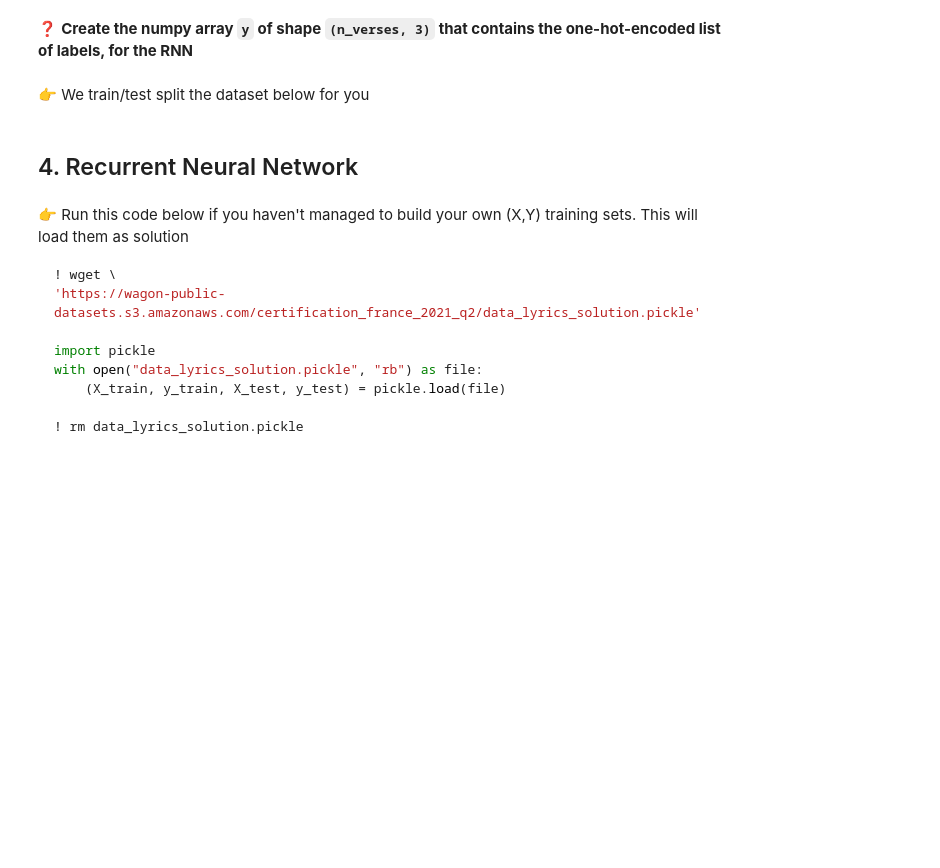
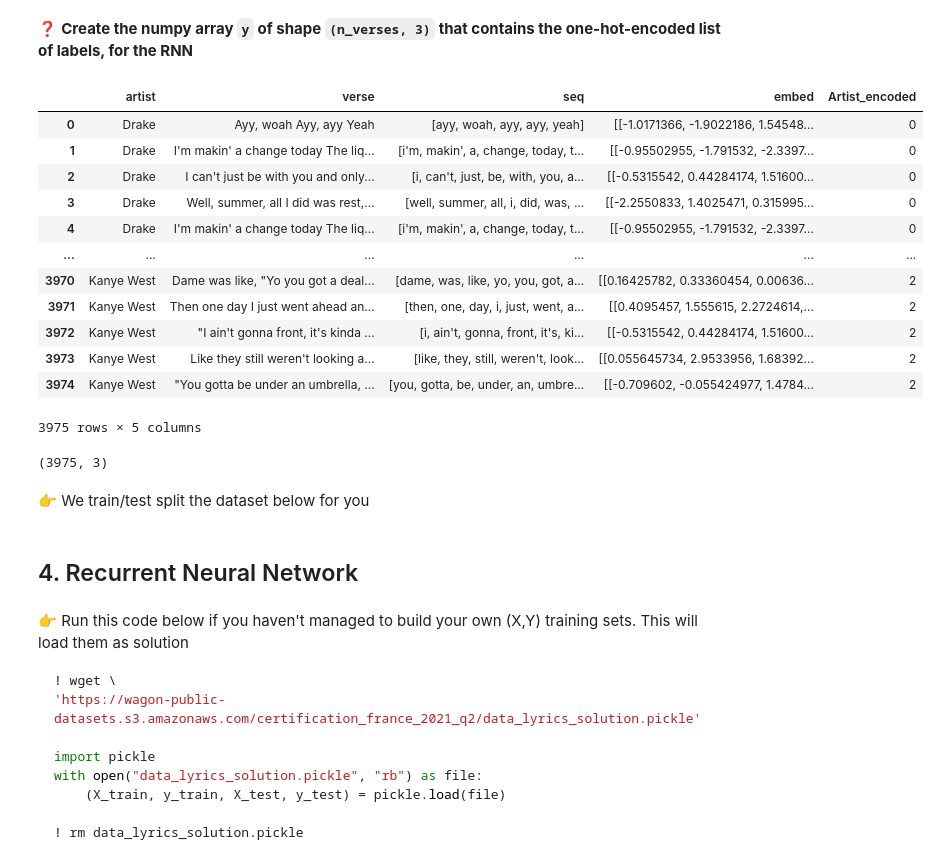
Before and after one commit to Alexey-Nick-Novikov/data-certification-exam, a Jupyter notebook: recurrent_neural_network/lyrics_detector.ipynb, the cells around one changed output. Cells and saved outputs as stored; diff of their text form; code cells hidden in the pictures; blank space fills up the shorter version.

```diff
--- a/recurrent_neural_network/lyrics_detector.ipynb
+++ b/recurrent_neural_network/lyrics_detector.ipynb
@@ -153,0 +203,10 @@ We now need to think about embedding our sentences into numbers. We will be usin
+# %%
+# YOUR CODE HERE
+data["embed"] = ''
+w2v = Word2Vec(sentences=data.seq, vector_size=100, min_count = 1, epochs=50)
+for index, row in data.iterrows():
+    vector_list = []
+    for word in row['seq']:
+        vector_list.append(w2v.wv[word])
+    row['embed'] = vector_list
+data
@@ -172,3 +269,28 @@ assert len(data['embed']) == len(data)
+# %%
+d = {'Drake':0, 'Ed Sheeran':1, 'Kanye West':2}
+data['Artist_encoded'] = data.artist.apply(lambda x: d.get(x))
+data
+# %% [output]
+|  | artist | verse | seq | embed | Artist_encoded |
+| 0 | Drake | Ayy, woah Ayy, ayy Yeah | [ayy, woah, ayy, ayy, yeah] | [[-1.0171366, -1.9022186, 1.54548... | 0 |
+| 1 | Drake | I'm makin' a change today The liq... | [i'm, makin', a, change, today, t... | [[-0.95502955, -1.791532, -2.3397... | 0 |
+| 2 | Drake | I can't just be with you and only... | [i, can't, just, be, with, you, a... | [[-0.5315542, 0.44284174, 1.51600... | 0 |
+| 3 | Drake | Well, summer, all I did was rest,... | [well, summer, all, i, did, was, ... | [[-2.2550833, 1.4025471, 0.315995... | 0 |
+| 4 | Drake | I'm makin' a change today The liq... | [i'm, makin', a, change, today, t... | [[-0.95502955, -1.791532, -2.3397... | 0 |
+| ... | ... | ... | ... | ... | ... |
+| 3970 | Kanye West | Dame was like, "Yo you got a deal... | [dame, was, like, yo, you, got, a... | [[0.16425782, 0.33360454, 0.00636... | 2 |
+| 3971 | Kanye West | Then one day I just went ahead an... | [then, one, day, i, just, went, a... | [[0.4095457, 1.555615, 2.2724614,... | 2 |
+| 3972 | Kanye West | "I ain't gonna front, it's kinda ... | [i, ain't, gonna, front, it's, ki... | [[-0.5315542, 0.44284174, 1.51600... | 2 |
+| 3973 | Kanye West | Like they still weren't looking a... | [like, they, still, weren't, look... | [[0.055645734, 2.9533956, 1.68392... | 2 |
+| 3974 | Kanye West | "You gotta be under an umbrella, ... | [you, gotta, be, under, an, umbre... | [[-0.709602, -0.055424977, 1.4784... | 2 |
+3975 rows × 5 columns
+# %%
+# YOUR CODE HERE
+d = {'Drake':0, 'Ed Sheeran':1, 'Kanye West':2}
+y = tf.keras.utils.to_categorical(data.artist.apply(lambda x: d.get(x)), num_classes = 3)
+y.shape
+# %% [output]
+(3975, 3)
 # %% [markdown]
 👉 We train/test split the dataset below for you
 # %%
```
Also changed, not shown: parts of 15 cells of this notebook, 1 other file.
